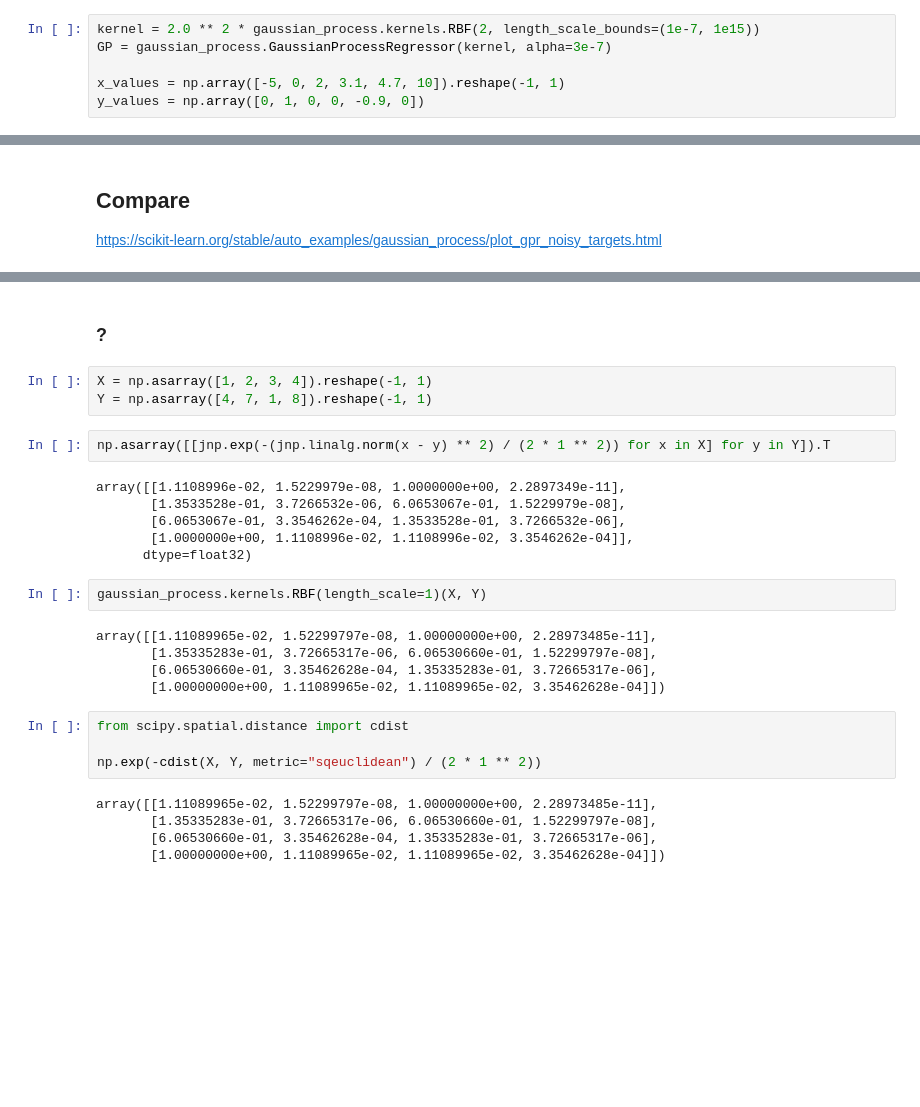
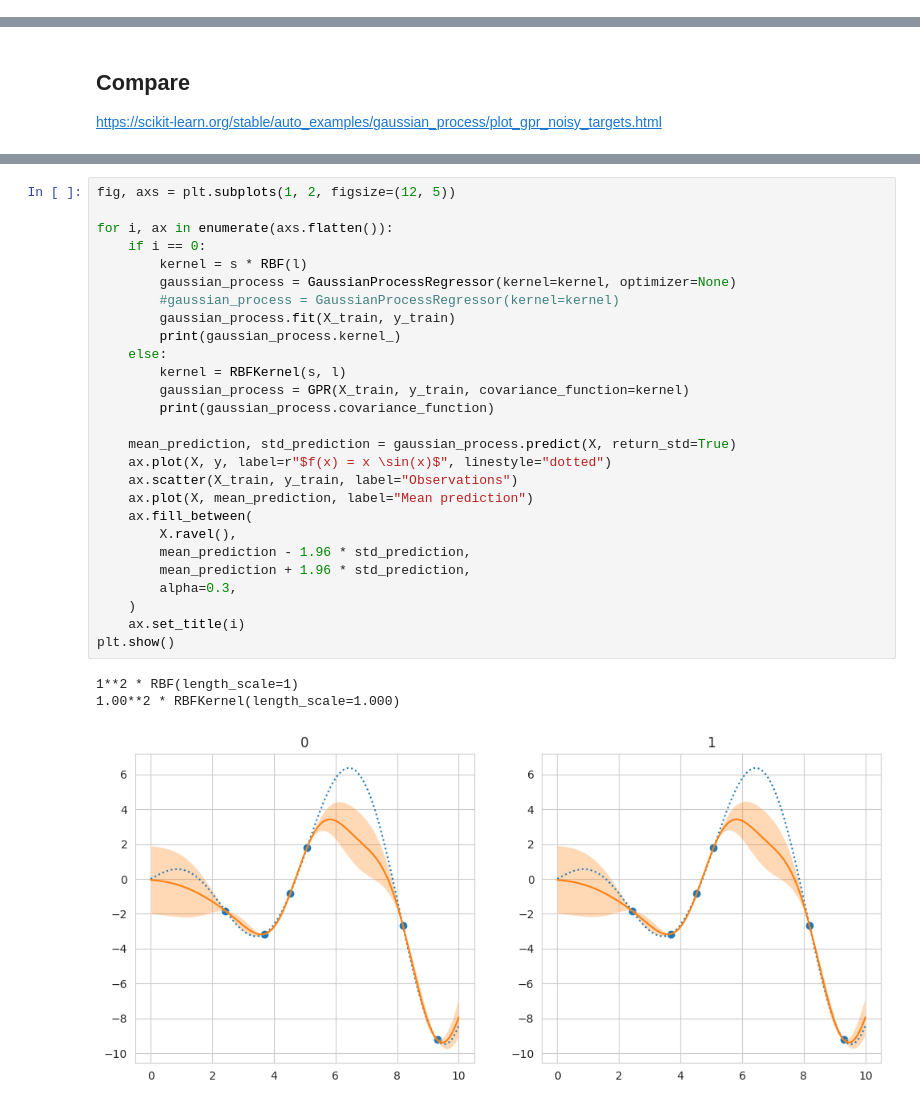
Before and after one commit to ItsNiklas/sparse-gaussian-processes, a Jupyter notebook: GP.ipynb, the cells around one changed output, grey strips where cells are left out. Drawn from its saved outputs; the diff is of its cells as text; blank space fills up the shorter version.

Commit message:
Subplots

```diff
--- a/GP.ipynb
+++ b/GP.ipynb
@@ -94,6 +69,0 @@ import numpy as np
-# %%
-kernel = 2.0 ** 2 * gaussian_process.kernels.RBF(2, length_scale_bounds=(1e-7, 1e15))
-GP = gaussian_process.GaussianProcessRegressor(kernel, alpha=3e-7)
-
-x_values = np.array([-5, 0, 2, 3.1, 4.7, 10]).reshape(-1, 1)
-y_values = np.array([0, 1, 0, 0, -0.9, 0])
@@ -291,29 +184,31 @@ _ = plt.title("Gaussian process regression on noise-free dataset")
-# %% [markdown]
-### ?
-# %%
-X = np.asarray([1, 2, 3, 4]).reshape(-1, 1)
-Y = np.asarray([4, 7, 1, 8]).reshape(-1, 1)
-# %%
-np.asarray([[jnp.exp(-(jnp.linalg.norm(x - y) ** 2) / (2 * 1 ** 2)) for x in X] for y in Y]).T
-# %% [output]
-array([[1.1108996e-02, 1.5229979e-08, 1.0000000e+00, 2.2897349e-11],
-       [1.3533528e-01, 3.7266532e-06, 6.0653067e-01, 1.5229979e-08],
-       [6.0653067e-01, 3.3546262e-04, 1.3533528e-01, 3.7266532e-06],
-       [1.0000000e+00, 1.1108996e-02, 1.1108996e-02, 3.3546262e-04]],
-      dtype=float32)
-# %%
-gaussian_process.kernels.RBF(length_scale=1)(X, Y)
-# %% [output]
-array([[1.11089965e-02, 1.52299797e-08, 1.00000000e+00, 2.28973485e-11],
-       [1.35335283e-01, 3.72665317e-06, 6.06530660e-01, 1.52299797e-08],
-       [6.06530660e-01, 3.35462628e-04, 1.35335283e-01, 3.72665317e-06],
-       [1.00000000e+00, 1.11089965e-02, 1.11089965e-02, 3.35462628e-04]])
-# %%
-from scipy.spatial.distance import cdist
-
-np.exp(-cdist(X, Y, metric="sqeuclidean") / (2 * 1 ** 2))
-# %% [output]
-array([[1.11089965e-02, 1.52299797e-08, 1.00000000e+00, 2.28973485e-11],
-       [1.35335283e-01, 3.72665317e-06, 6.06530660e-01, 1.52299797e-08],
-       [6.06530660e-01, 3.35462628e-04, 1.35335283e-01, 3.72665317e-06],
-       [1.00000000e+00, 1.11089965e-02, 1.11089965e-02, 3.35462628e-04]])
+# %%
+fig, axs = plt.subplots(1, 2, figsize=(12, 5))
+
+for i, ax in enumerate(axs.flatten()):
+    if i == 0:
+        kernel = s * RBF(l)
+        gaussian_process = GaussianProcessRegressor(kernel=kernel, optimizer=None)
+        #gaussian_process = GaussianProcessRegressor(kernel=kernel)
+        gaussian_process.fit(X_train, y_train)
+        print(gaussian_process.kernel_)
+    else:
+        kernel = RBFKernel(s, l)
+        gaussian_process = GPR(X_train, y_train, covariance_function=kernel)
+        print(gaussian_process.covariance_function)
+
+    mean_prediction, std_prediction = gaussian_process.predict(X, return_std=True)
+    ax.plot(X, y, label=r"$f(x) = x \sin(x)$", linestyle="dotted")
+    ax.scatter(X_train, y_train, label="Observations")
+    ax.plot(X, mean_prediction, label="Mean prediction")
+    ax.fill_between(
+        X.ravel(),
+        mean_prediction - 1.96 * std_prediction,
+        mean_prediction + 1.96 * std_prediction,
+        alpha=0.3,
+    )
+    ax.set_title(i)
+plt.show()
+# %% [output]
+1**2 * RBF(length_scale=1)
+1.00**2 * RBFKernel(length_scale=1.000)
+[figure, added]
```
Also changed, not shown: parts of 11 cells of this notebook.
